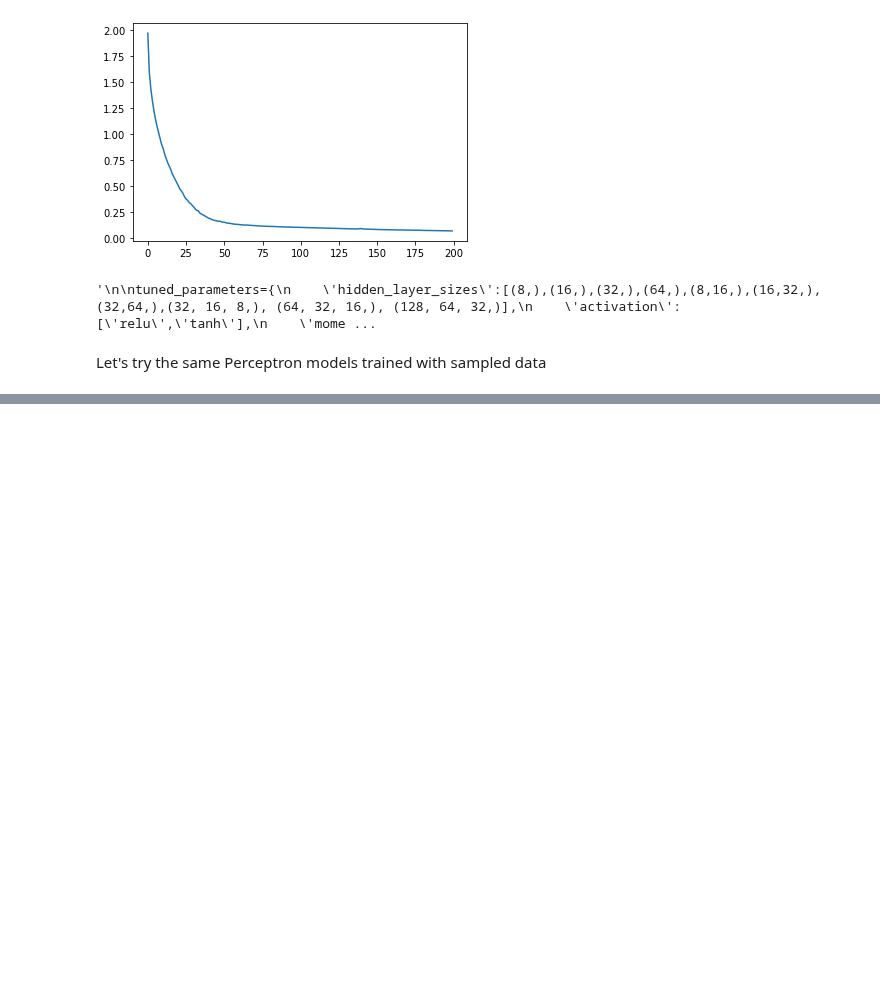
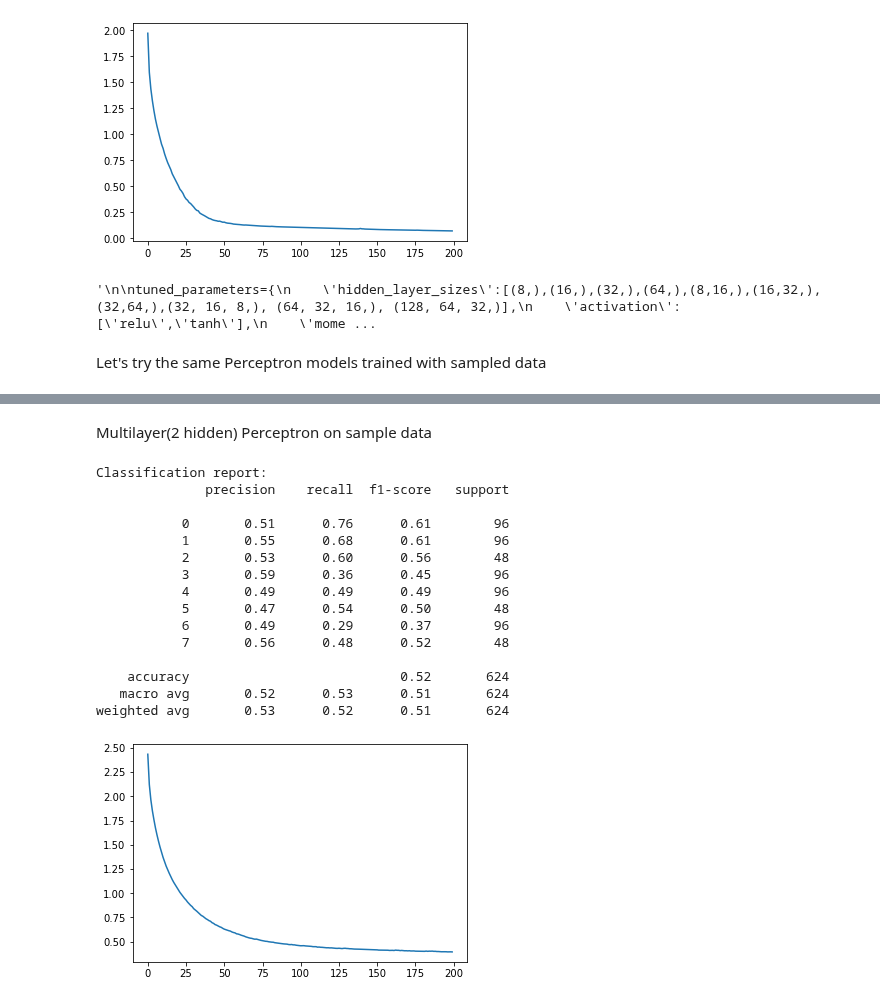
Before and after one commit to Diabelny/Data-Mining-2, a Jupyter notebook: Task2_Advanced_classification/NN.ipynb, the cells around one changed output, grey strips where cells are left out. Cells and saved outputs as stored; diff of their text form; code cells hidden in the pictures; blank space fills up the shorter version.

```diff
--- a/Task2_Advanced_classification/NN.ipynb
+++ b/Task2_Advanced_classification/NN.ipynb
@@ -366,0 +426,27 @@ Let's try the same Perceptron models trained with sampled data
+# %% [markdown]
+Multilayer(2 hidden) Perceptron on sample data
+# %%
+clf = MLPClassifier(solver = 'adam', momentum = 0.1, learning_rate = 'adaptive' , hidden_layer_sizes=[32,64],activation='tanh',alpha=1.0,tol=0.0001)
+clf.fit(X_res, y_res)
+print("Classification report:")
+y_pred=clf.predict(X_test)
+print(classification_report(y_test, y_pred))
+plt.plot(clf.loss_curve_)
+plt.show()
+# %% [output]
+Classification report:
+              precision    recall  f1-score   support
+
+           0       0.51      0.76      0.61        96
+           1       0.55      0.68      0.61        96
+           2       0.53      0.60      0.56        48
+           3       0.59      0.36      0.45        96
+           4       0.49      0.49      0.49        96
+           5       0.47      0.54      0.50        48
+           6       0.49      0.29      0.37        96
+           7       0.56      0.48      0.52        48
+
+    accuracy                           0.52       624
+   macro avg       0.52      0.53      0.51       624
+weighted avg       0.53      0.52      0.51       624
+[figure, added]
```
Also changed, not shown: parts of 23 cells of this notebook, 17 other files.
